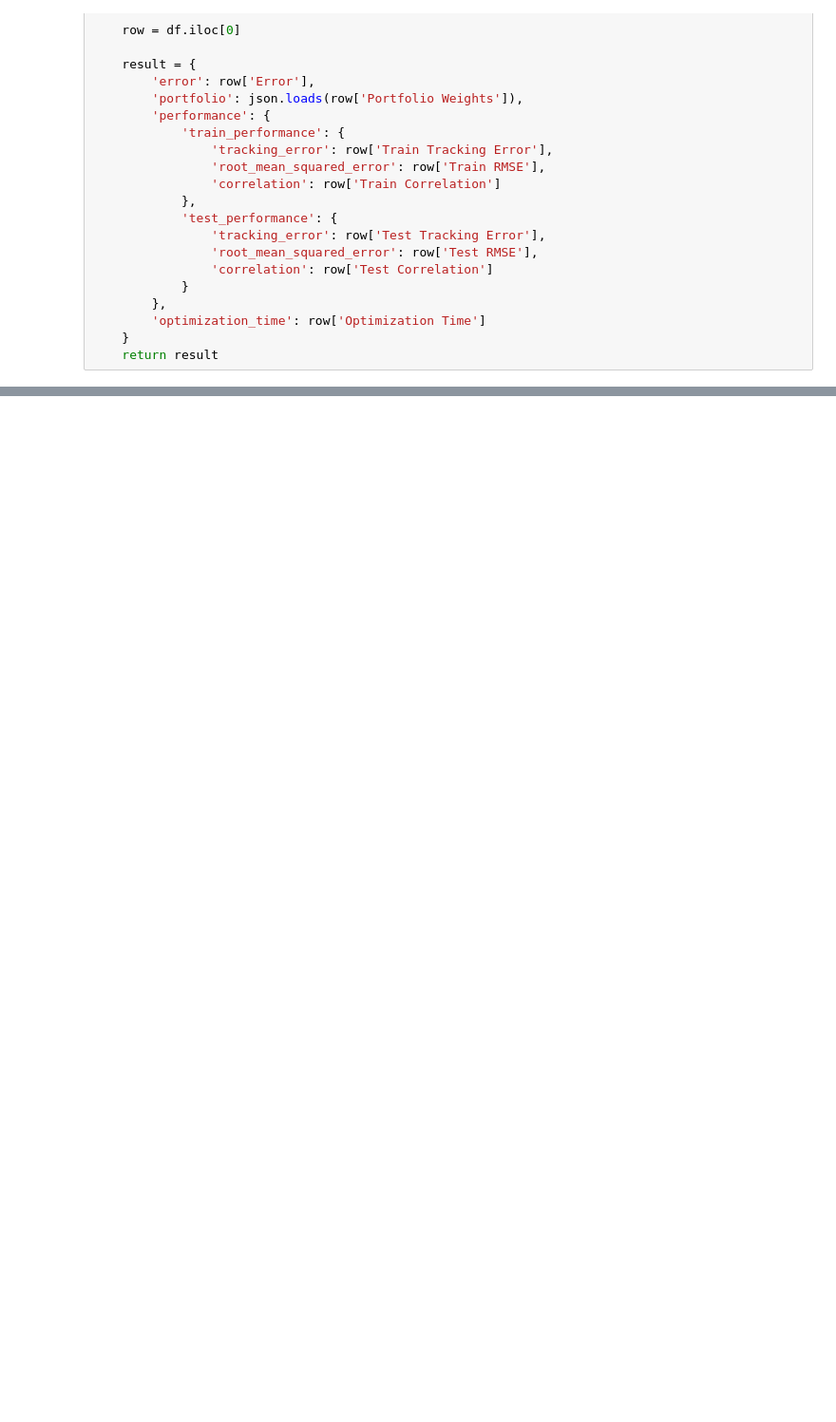
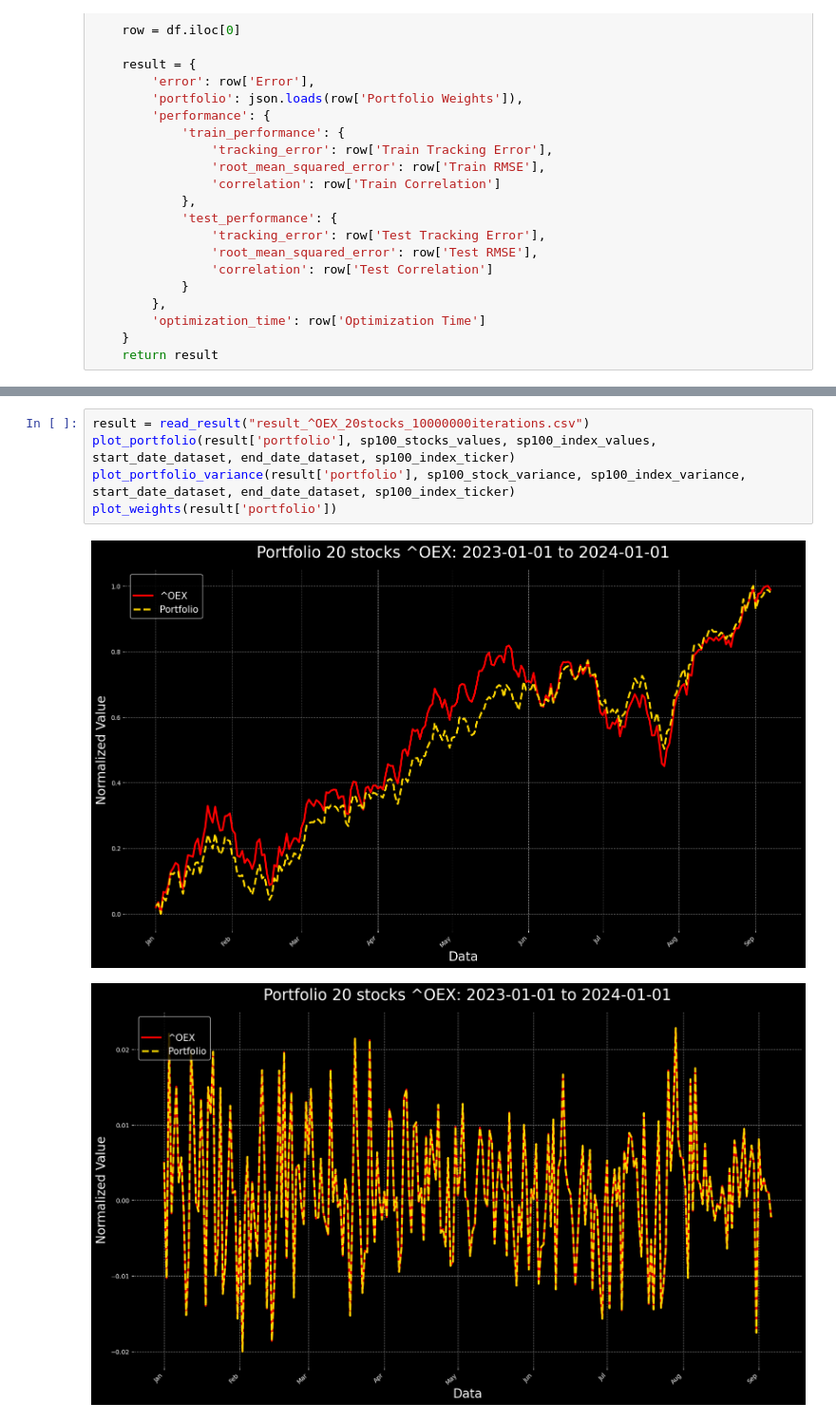
Before and after one commit to vitorholiveira/index_tracking, a Jupyter notebook: flores.ipynb, the cells around one changed output, grey strips where cells are left out. Shown at 95% size. Drawn from its saved outputs; the diff is of its cells as text; blank space fills up the shorter version.

```diff
--- a/flores.ipynb
+++ b/flores.ipynb
@@ -122,0 +189,8 @@ plot_portfolio(result['portfolio'], sp100_stocks_values, sp100_index_values, sta
+# %%
+result = read_result("result_^OEX_20stocks_10000000iterations.csv")
+plot_portfolio(result['portfolio'], sp100_stocks_values, sp100_index_values, start_date_dataset, end_date_dataset, sp100_index_ticker)
+plot_portfolio_variance(result['portfolio'], sp100_stock_variance, sp100_index_variance, start_date_dataset, end_date_dataset, sp100_index_ticker)
+plot_weights(result['portfolio'])
+# %% [output]
+[figure, added]
+[figure, added]
```
Also changed, not shown: parts of 10 cells of this notebook, 16 other files.
